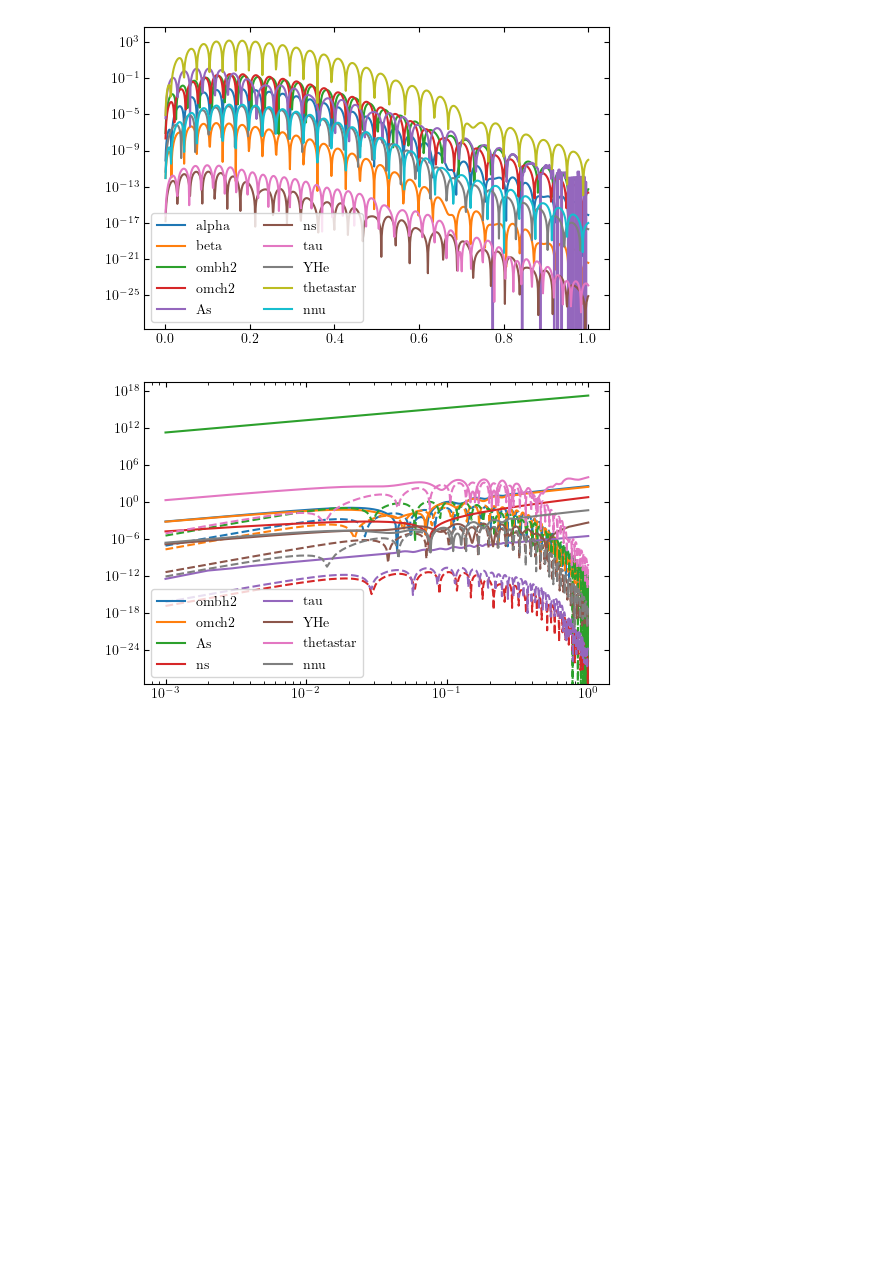
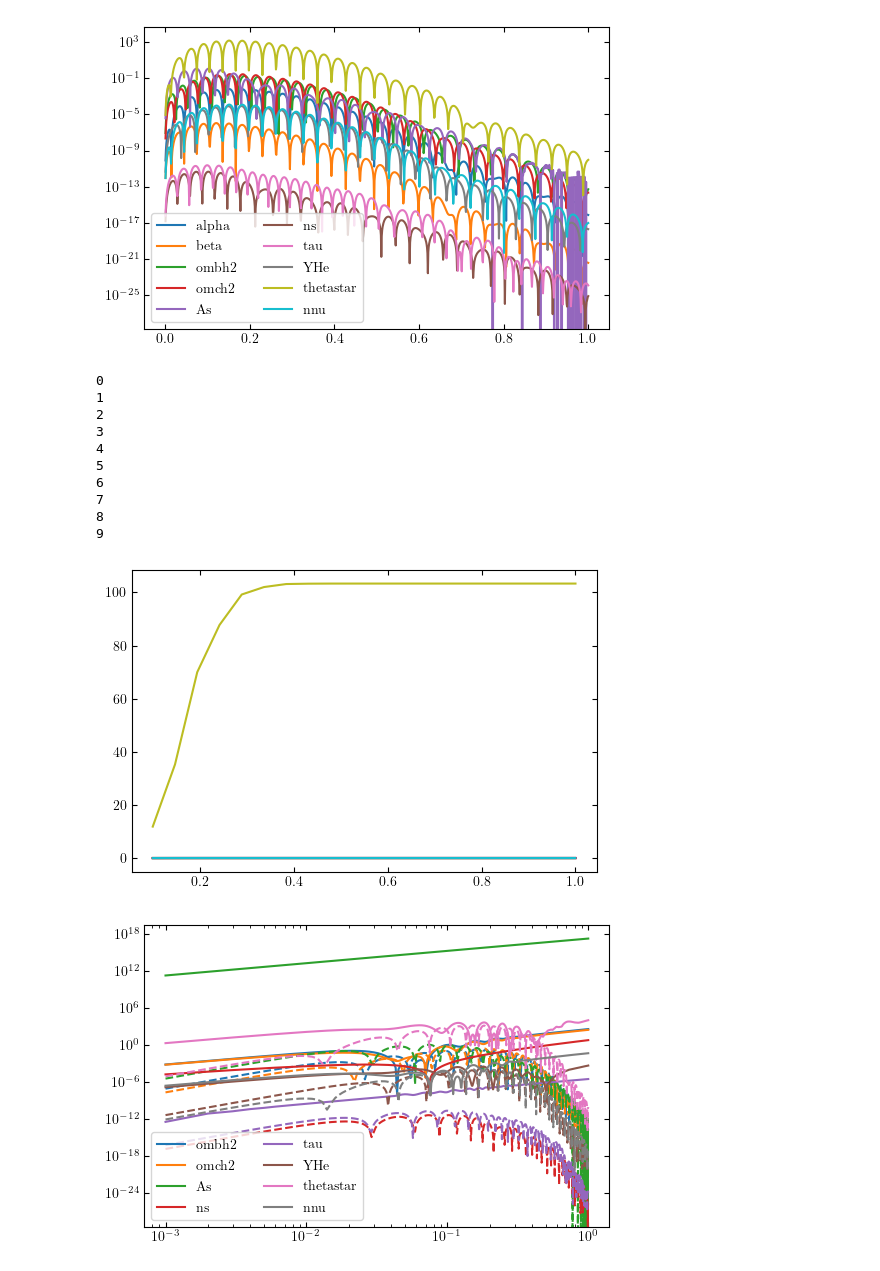
Before and after one commit to yanlongastro/galaxy_survey, a Jupyter notebook: galaxy_survey.ipynb, the cells around one changed output. Cells and saved outputs as stored; diff of their text form; code cells hidden in the pictures; blank space fills up the shorter version.

```diff
--- a/galaxy_survey.ipynb
+++ b/galaxy_survey.ipynb
@@ -336,6 +336,30 @@ plt.show()
 # %% [output]
 [figure]
 [figure]
+# %%
+ks = np.linspace(0.1, 1, num=20)
+for i in range(10):
+    print(i)
+    ints = []
+    for kmax in ks:
+        kh = np.linspace(0.001, kmax, num=200)
+        dp = [svy.integrand_ps(x, 0, 0, wiggle_only=True)[i, i] for x in kh]
+        ints.append(np.sum(dp)*np.diff(kh)[0])
+
+    ints = np.array(ints)
+    plt.plot(ks, ints)
+# %% [output]
+0
+1
+2
+3
+4
+5
+6
+7
+8
+9
+[figure, added]
 # %%
 kh = np.linspace(0.001, 1, num=1000)
 
```
Also changed, not shown: parts of 15 cells of this notebook, 3 other files.
